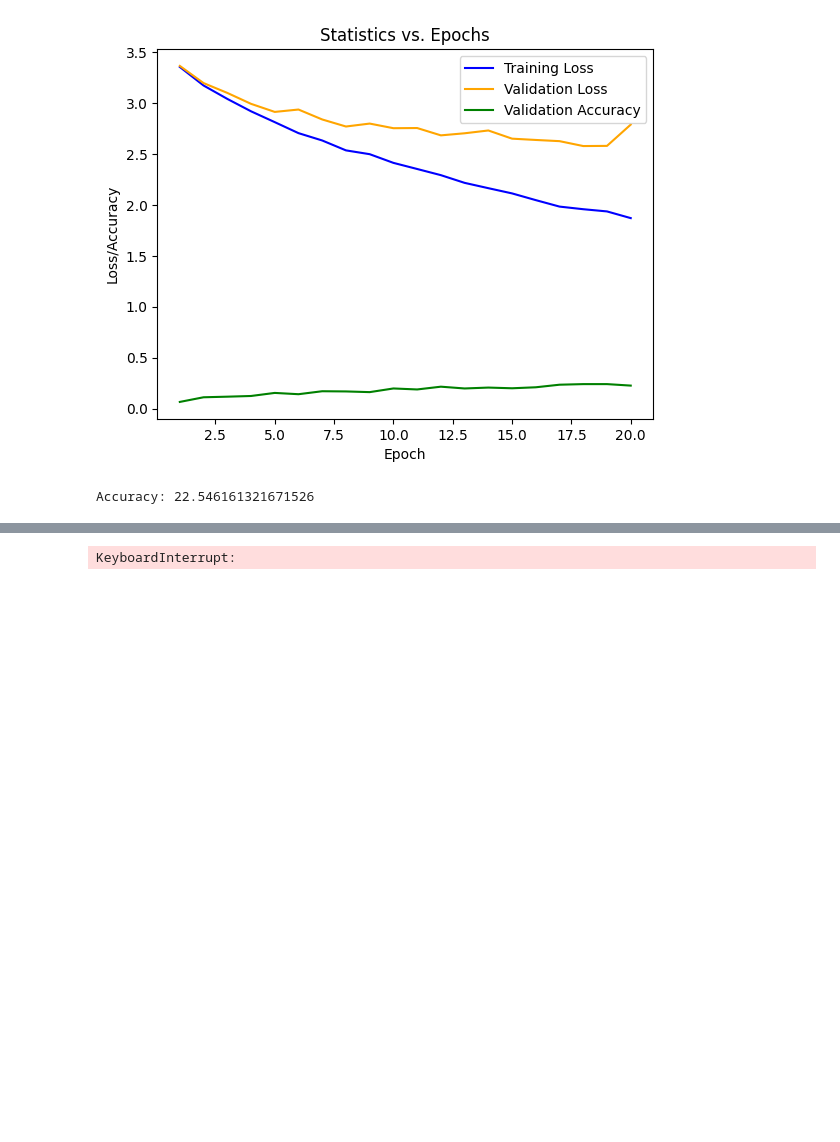
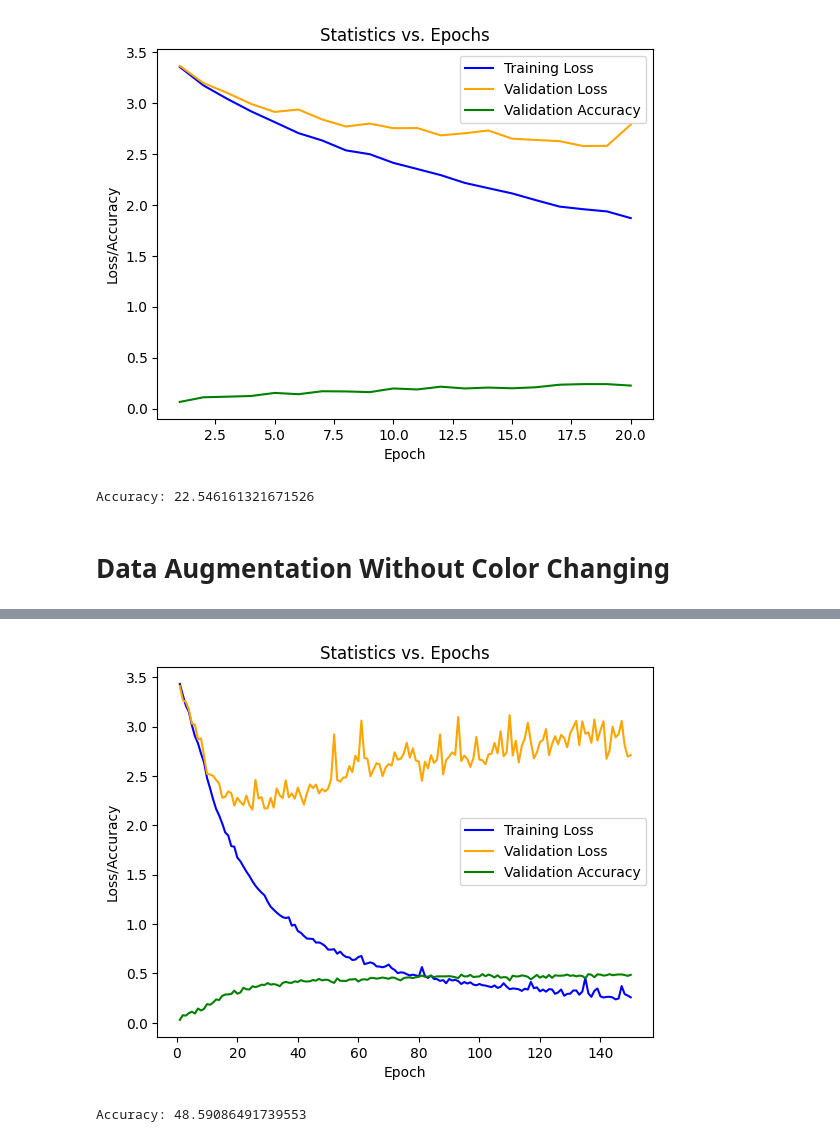
Before and after one commit to noahlangendoen/NBATeamClassifier, a Jupyter notebook: CSCI487_Model_DevelopmentNew.ipynb, the cells around one changed output, grey strips where cells are left out. Cells and saved outputs as stored; diff of their text form; code cells hidden in the pictures; blank space fills up the shorter version.

```diff
--- a/CSCI487_Model_DevelopmentNew.ipynb
+++ b/CSCI487_Model_DevelopmentNew.ipynb
@@ -321,11 +323,13 @@ Epoch 19/20, Train Loss: 1.9363, Train Accuracy: 0.4270, Validation Loss: 2.5800
 Epoch 20/20, Train Loss: 1.8705, Train Accuracy: 0.4431, Validation Loss: 2.7892, Validation Accuracy: 0.2255
 [figure]
 Accuracy: 22.546161321671526
+# %% [markdown]
+# Data Augmentation Without Color Changing
 # %%
 model = BetterNet().to(device)
 criterion = nn.CrossEntropyLoss()
 optimizer = optim.Adam(model.parameters(), lr=0.001)
-model = trainModel(model, 50)
+model = trainModel(model, 150)
 accuracy = evaluateModel(model, testLoader)
 print(f"Accuracy: {accuracy}")
 # %% [output]
@@ -341,4 +353,5 @@ Epoch 9/50, Train Loss: 3.3563, Train Accuracy: 0.0529, Validation Loss: 3.4682,
+[figure, added]
-KeyboardInterrupt:
+Accuracy: 48.59086491739553
 # %%
 modelPrediction = []
 realLabels = []
```
Also changed, not shown: parts of 9 cells of this notebook.
